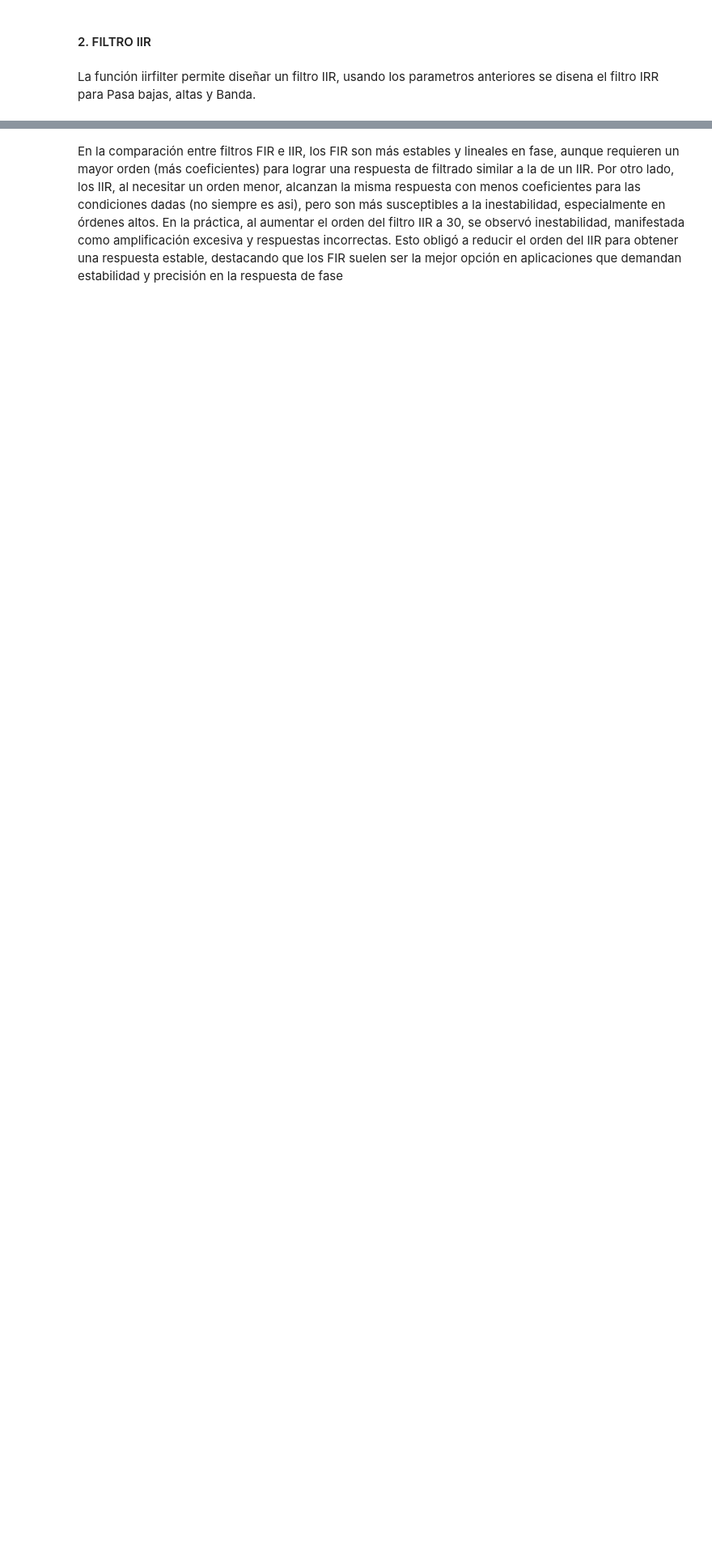
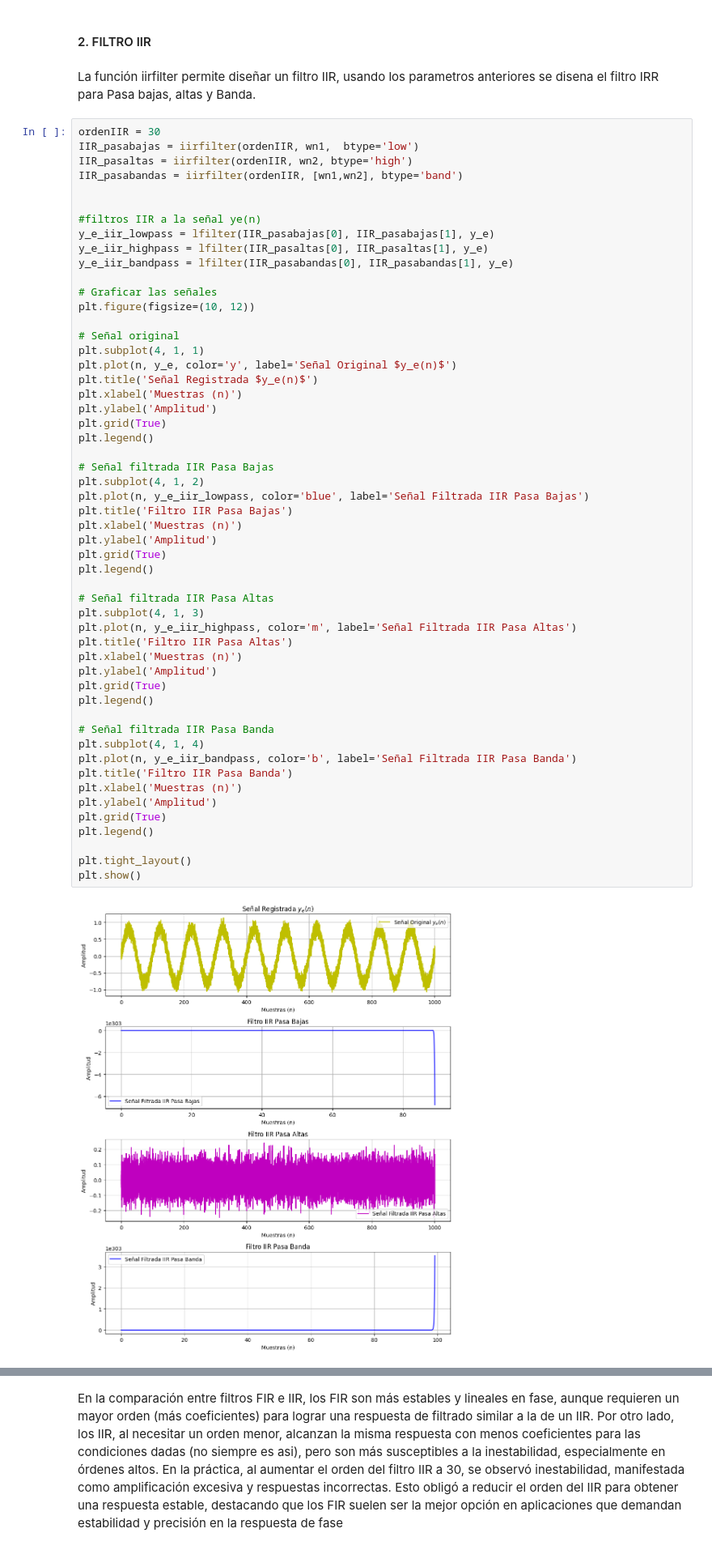
Before and after one commit to juandayo001/Biose-ales_20242, a Jupyter notebook: Practica6.ipynb, the cells around one changed output, grey strips where cells are left out. Shown at 81% size. Saved outputs shown, nothing was run; the diff lists cells and outputs as text; blank space fills up the shorter version.

```diff
--- a/Practica6.ipynb
+++ b/Practica6.ipynb
@@ -152,3 +154,58 @@ plt.show()
 #### 2. FILTRO IIR
 # %% [markdown]
 La función iirfilter permite diseñar un filtro IIR, usando los parametros anteriores se disena el filtro IRR para Pasa bajas, altas y Banda.
+# %%
+ordenIIR = 30
+IIR_pasabajas = iirfilter(ordenIIR, wn1,  btype='low')
+IIR_pasaltas = iirfilter(ordenIIR, wn2, btype='high')
+IIR_pasabandas = iirfilter(ordenIIR, [wn1,wn2], btype='band')
+
+
+#filtros IIR a la señal ye(n)
+y_e_iir_lowpass = lfilter(IIR_pasabajas[0], IIR_pasabajas[1], y_e)
+y_e_iir_highpass = lfilter(IIR_pasaltas[0], IIR_pasaltas[1], y_e)
+y_e_iir_bandpass = lfilter(IIR_pasabandas[0], IIR_pasabandas[1], y_e)
+
+# Graficar las señales
+plt.figure(figsize=(10, 12))
+
+# Señal original
+plt.subplot(4, 1, 1)
+plt.plot(n, y_e, color='y', label='Señal Original $y_e(n)$')
+plt.title('Señal Registrada $y_e(n)$')
+plt.xlabel('Muestras (n)')
+plt.ylabel('Amplitud')
+plt.grid(True)
+plt.legend()
+
+# Señal filtrada IIR Pasa Bajas
+plt.subplot(4, 1, 2)
+plt.plot(n, y_e_iir_lowpass, color='blue', label='Señal Filtrada IIR Pasa Bajas')
+plt.title('Filtro IIR Pasa Bajas')
+plt.xlabel('Muestras (n)')
+plt.ylabel('Amplitud')
+plt.grid(True)
+plt.legend()
+
+# Señal filtrada IIR Pasa Altas
+plt.subplot(4, 1, 3)
+plt.plot(n, y_e_iir_highpass, color='m', label='Señal Filtrada IIR Pasa Altas')
+plt.title('Filtro IIR Pasa Altas')
+plt.xlabel('Muestras (n)')
+plt.ylabel('Amplitud')
+plt.grid(True)
+plt.legend()
+
+# Señal filtrada IIR Pasa Banda
+plt.subplot(4, 1, 4)
+plt.plot(n, y_e_iir_bandpass, color='b', label='Señal Filtrada IIR Pasa Banda')
+plt.title('Filtro IIR Pasa Banda')
+plt.xlabel('Muestras (n)')
+plt.ylabel('Amplitud')
+plt.grid(True)
+plt.legend()
+
+plt.tight_layout()
+plt.show()
+# %% [output]
+[figure, added]
```
Also changed, not shown: parts of 17 cells of this notebook.
